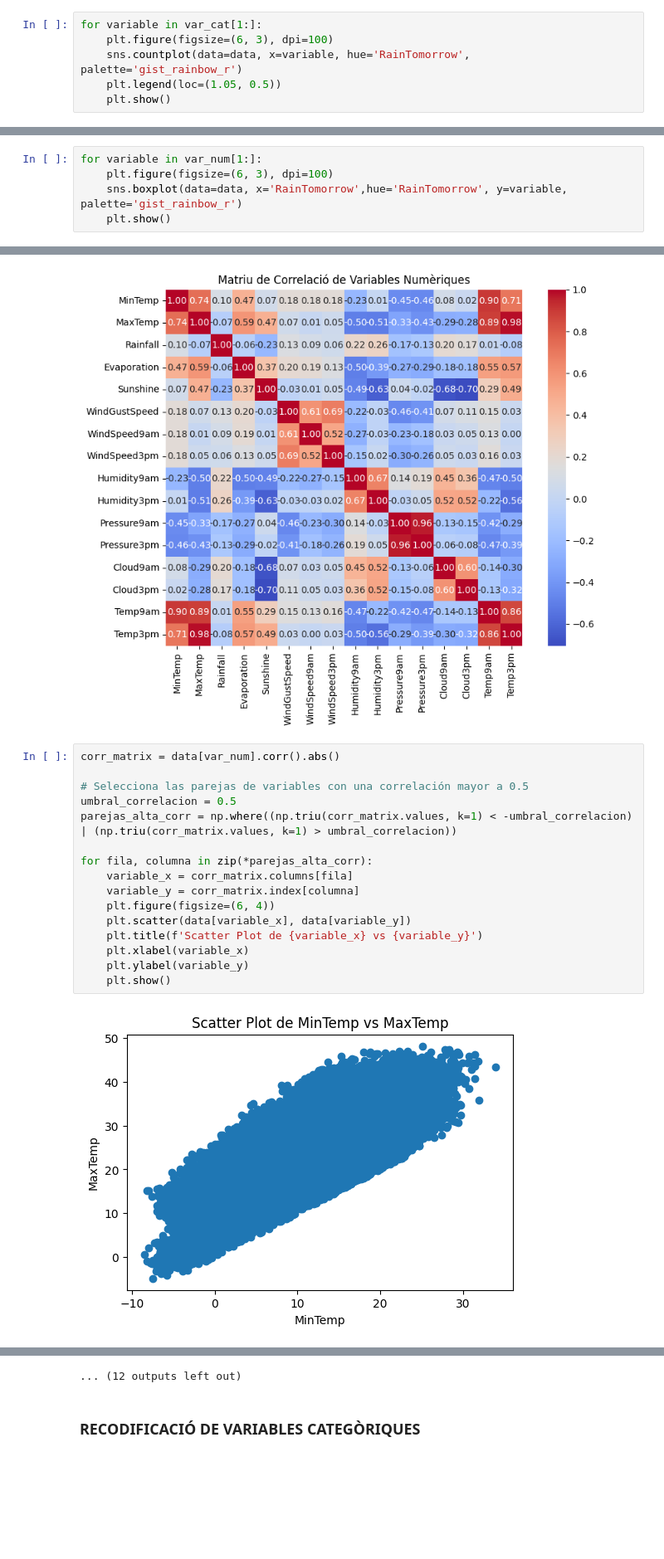
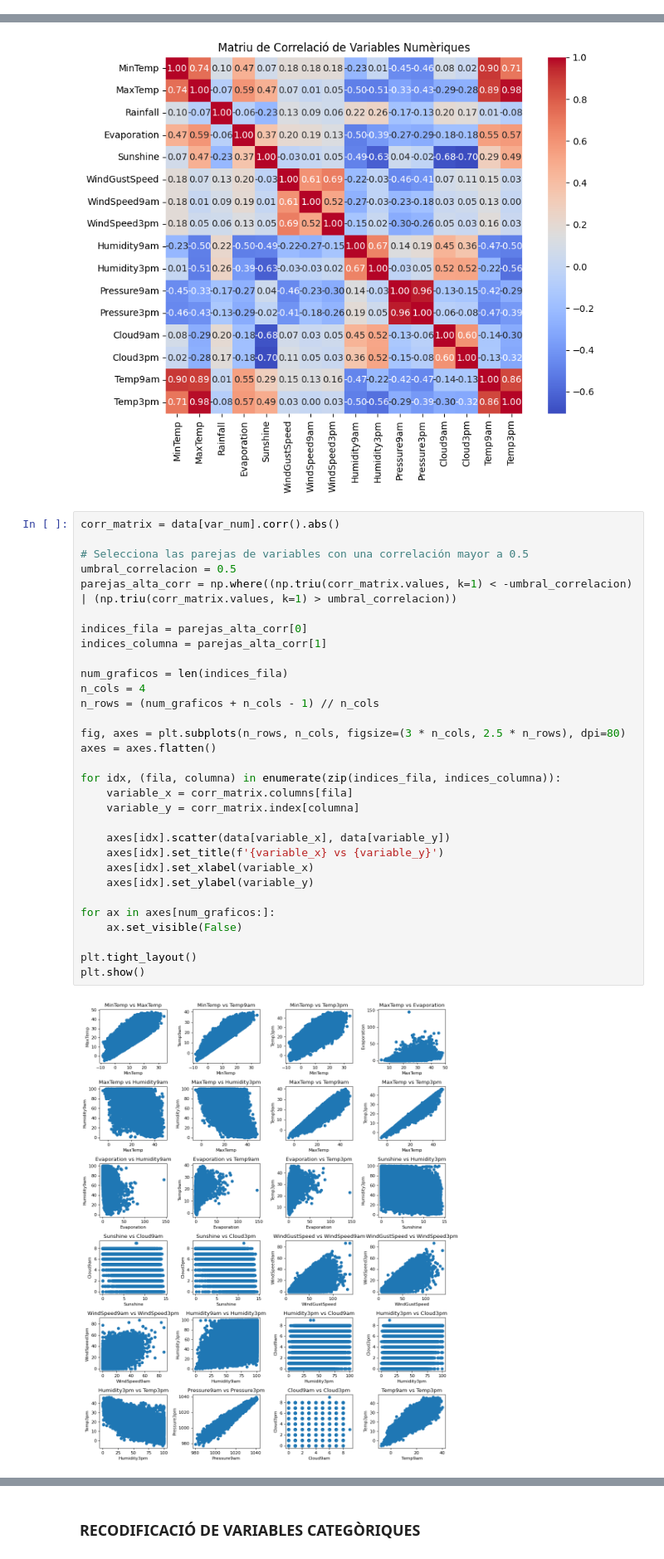
Before and after one commit to annacp04/Perceptro-multicapa, a Jupyter notebook: practica_xndl.ipynb, the cells around one changed output, grey strips where cells are left out. Shown at 83% size. Cells and saved outputs as stored; diff of their text form; blank space fills up the shorter version.

Commit message:
MOD grafics

```diff
--- a/practica_xndl.ipynb
+++ b/practica_xndl.ipynb
@@ -190,9 +190,3 @@ data.describe()
 ## ANÀLISI BIVARIANT AMB LA VARIABLE OBJECTIU
 # %% [markdown]
 #### BIVARIATE: Categòriques amb la variable objectiu
-# %%
-for variable in var_cat[1:]:
-    plt.figure(figsize=(6, 3), dpi=100)
-    sns.countplot(data=data, x=variable, hue='RainTomorrow', palette='gist_rainbow_r')
-    plt.legend(loc=(1.05, 0.5))
-    plt.show()
@@ -206,7 +212,2 @@ for variable in var_cat[1:]:
 # %% [markdown]
 #### BIVARIATE: numèriques amb la variable objectiu
-# %%
-for variable in var_num[1:]:
-    plt.figure(figsize=(6, 3), dpi=100)
-    sns.boxplot(data=data, x='RainTomorrow',hue='RainTomorrow', y=variable, palette='gist_rainbow_r')
-    plt.show()
@@ -238,18 +250,33 @@ plt.show()
 # %%
 corr_matrix = data[var_num].corr().abs()
 
 # Selecciona las parejas de variables con una correlación mayor a 0.5
 umbral_correlacion = 0.5
 parejas_alta_corr = np.where((np.triu(corr_matrix.values, k=1) < -umbral_correlacion) | (np.triu(corr_matrix.values, k=1) > umbral_correlacion))
 
-for fila, columna in zip(*parejas_alta_corr):
+indices_fila = parejas_alta_corr[0]
+indices_columna = parejas_alta_corr[1]
+
+num_graficos = len(indices_fila)
+n_cols = 4
+n_rows = (num_graficos + n_cols - 1) // n_cols
+
+fig, axes = plt.subplots(n_rows, n_cols, figsize=(3 * n_cols, 2.5 * n_rows), dpi=80)
+axes = axes.flatten()
+
+for idx, (fila, columna) in enumerate(zip(indices_fila, indices_columna)):
     variable_x = corr_matrix.columns[fila]
     variable_y = corr_matrix.index[columna]
-    plt.figure(figsize=(6, 4))
-    plt.scatter(data[variable_x], data[variable_y])
-    plt.title(f'Scatter Plot de {variable_x} vs {variable_y}')
-    plt.xlabel(variable_x)
-    plt.ylabel(variable_y)
-    plt.show()
+
+    axes[idx].scatter(data[variable_x], data[variable_y])
+    axes[idx].set_title(f'{variable_x} vs {variable_y}')
+    axes[idx].set_xlabel(variable_x)
+    axes[idx].set_ylabel(variable_y)
+
+for ax in axes[num_graficos:]:
+    ax.set_visible(False)
+
+plt.tight_layout()
+plt.show()
 # %% [output]
-[figure, old version]
+[figure, new version]
@@ -267,4 +283,3 @@ for fila, columna in zip(*parejas_alta_corr):
-... (12 outputs left out)
 # %% [markdown]
 ### RECODIFICACIÓ DE VARIABLES CATEGÒRIQUES
 # %%
```
Also changed, not shown: parts of 15 cells of this notebook.
